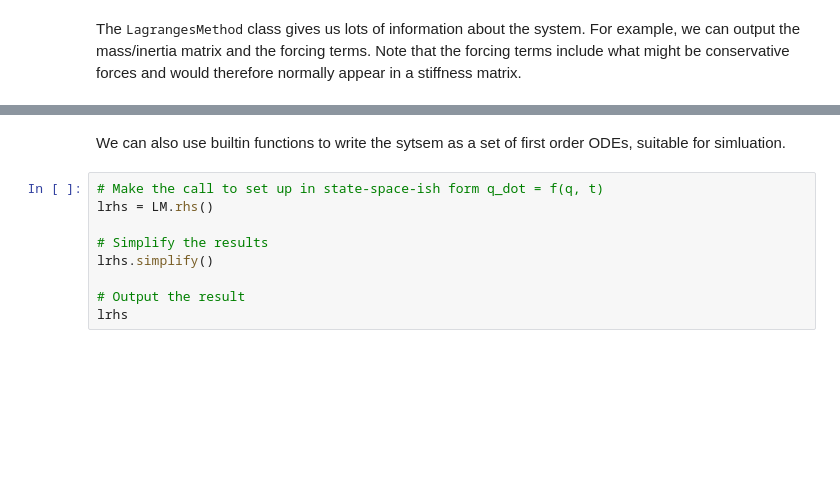
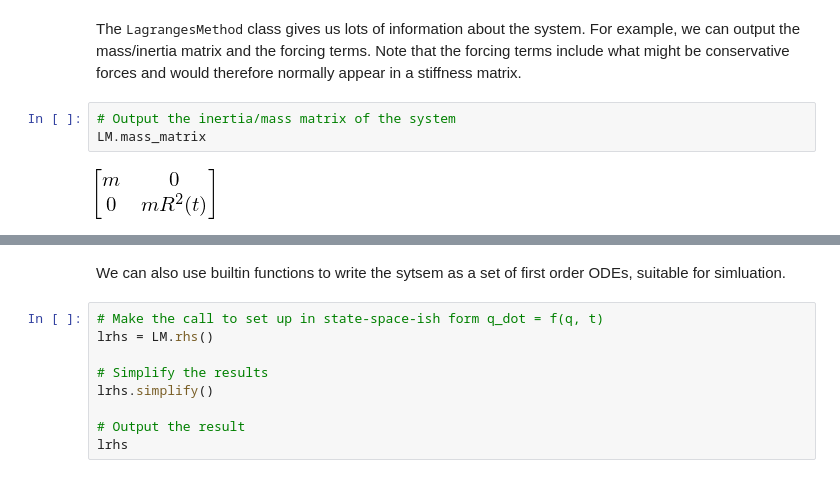
Before and after one commit to DocVaughan/MCHE513---Intermediate-Dynamics, a Jupyter notebook: Spring Pendulum with SymPy.ipynb, the cells around one changed output, grey strips where cells are left out. Cells and saved outputs as stored; diff of their text form; blank space fills up the shorter version.

```diff
--- a/Spring Pendulum with SymPy.ipynb
+++ b/Spring Pendulum with SymPy.ipynb
@@ -73,2 +73,7 @@ sympy.simplify(EqMotion)
 # %% [markdown]
 The <tt>LagrangesMethod</tt> class gives us lots of information about the system. For example, we can output the mass/inertia matrix and the forcing terms. Note that the forcing terms include what might be conservative forces and would therefore normally appear in a stiffness matrix.
+# %%
+# Output the inertia/mass matrix of the system
+LM.mass_matrix
+# %% [output]
+[figure, added]
```
Also changed, not shown: parts of 8 cells of this notebook.
